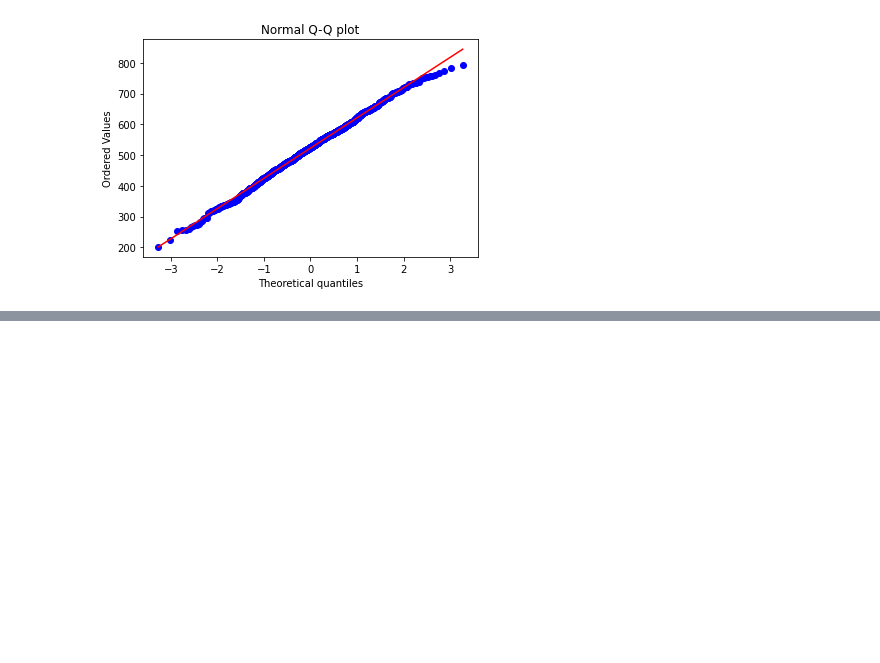
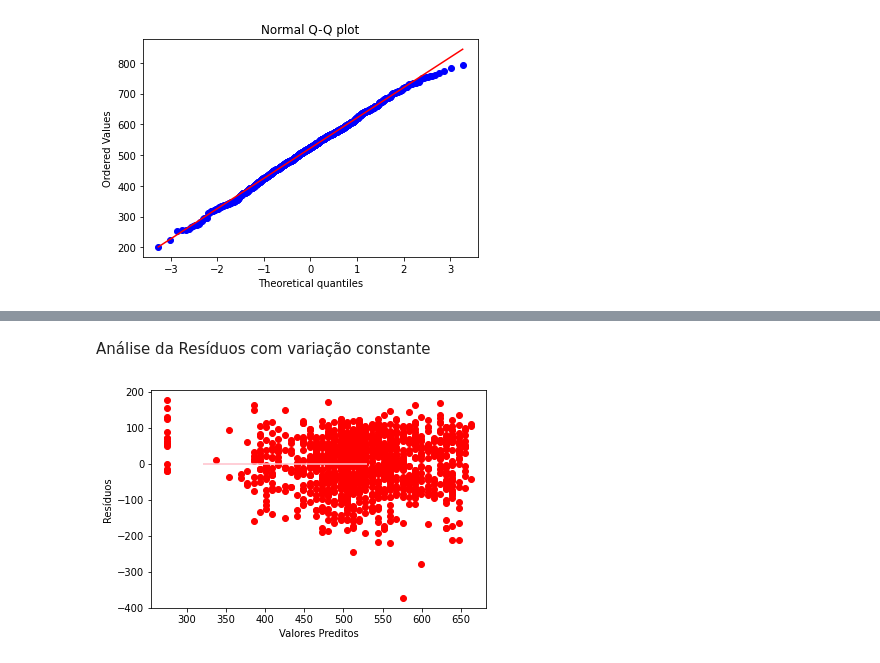
Before and after one commit to danlamberg/DS_RegressaoLinear-DS, a Jupyter notebook: Atividade_Regressão_Linear_Simples.ipynb, the cells around one changed output, grey strips where cells are left out. Cells and saved outputs as stored; diff of their text form; code cells hidden in the pictures; blank space fills up the shorter version.

```diff
--- a/Atividade_Regressão_Linear_Simples.ipynb
+++ b/Atividade_Regressão_Linear_Simples.ipynb
@@ -231,0 +362,10 @@ plt.show()
+# %% [markdown]
+Análise da Resíduos com variação constante
+# %%
+plt.scatter(y=residuos, x=regressao.predict(), color='red')
+plt.hlines(y=0, xmin=320, xmax=530, color='pink')
+plt.ylabel('Resíduos')
+plt.xlabel('Valores Preditos')
+plt.show()
+# %% [output]
+[figure, added]
```
Also changed, not shown: parts of 22 cells of this notebook.
